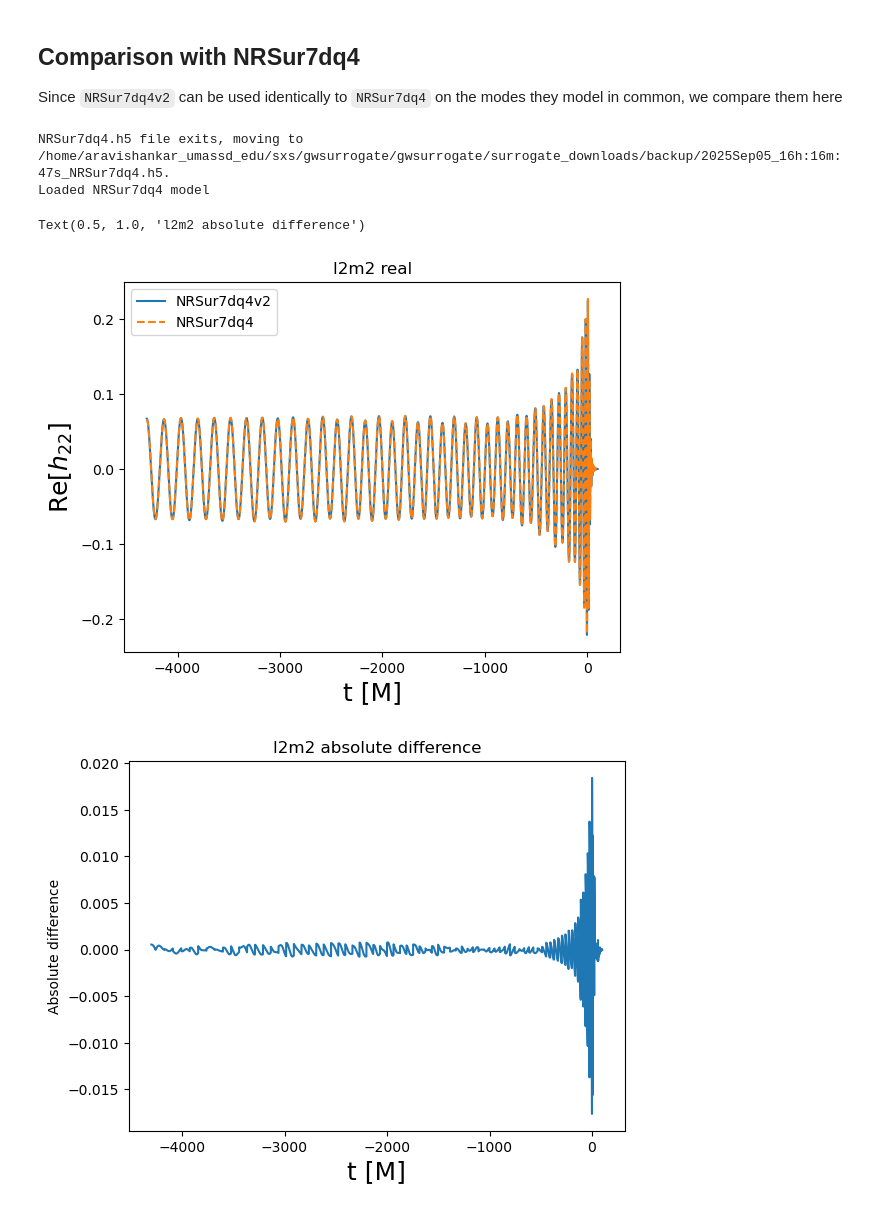
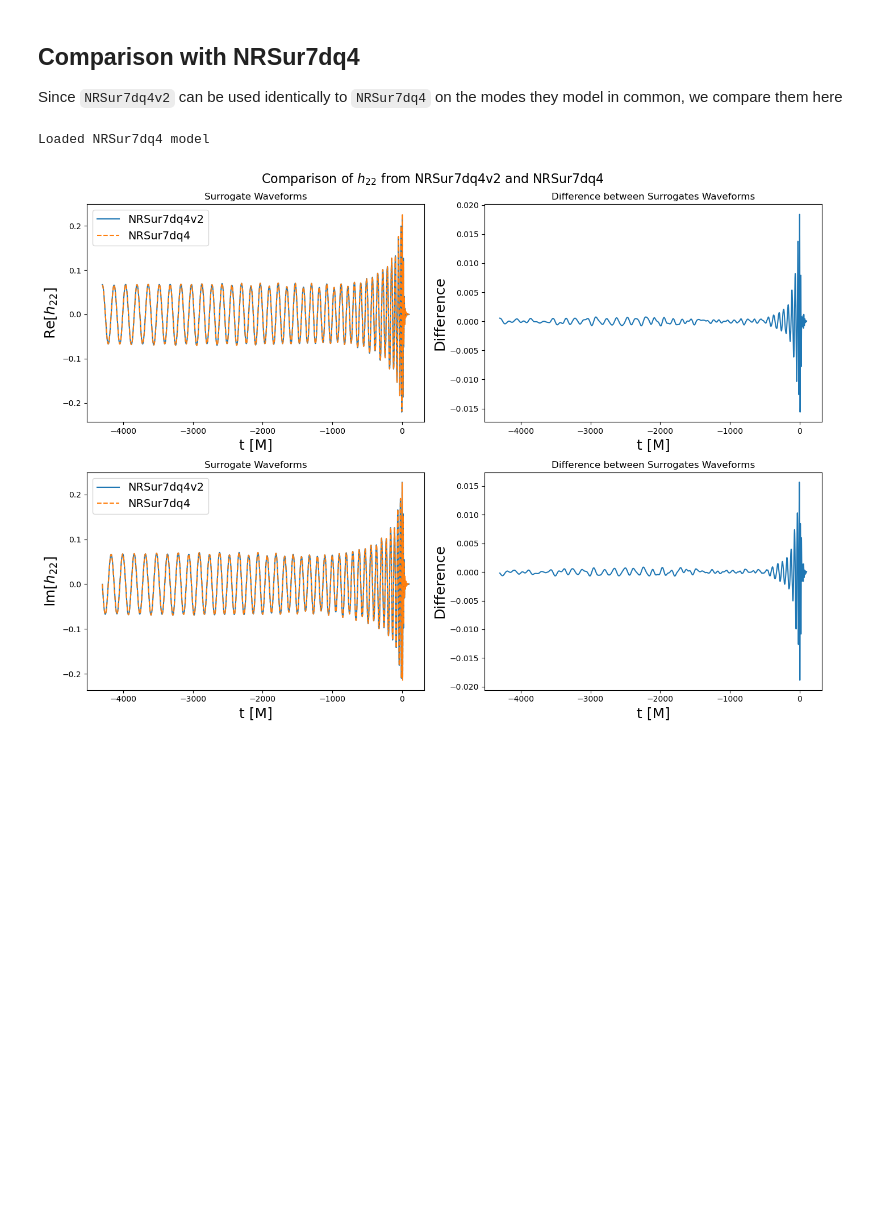
Before and after one commit to sxs-collaboration/gwsurrogate, a Jupyter notebook: tutorial/website/NRSur7dq4v2.ipynb, the cells around one changed output. Drawn from its saved outputs; the diff is of its cells as text; code cells hidden in the pictures; blank space fills up the shorter version.

Commit message:
Compare dynamics and reformat comparison plots
Compare some dynamics timeseries from NRSur7dq4v2 and NRSur7dq4. Also reformat
comparison plots into subplots.

```diff
--- a/tutorial/website/NRSur7dq4v2.ipynb
+++ b/tutorial/website/NRSur7dq4v2.ipynb
@@ -202,29 +202,46 @@ surv1 = gwsurrogate.LoadSurrogate('NRSur7dq4')
 q = 4
 chiA = [-0.2, 0.4, 0.1]
 chiB = [-0.5, 0.2, -0.4]
-dt = 0.1        # timestep size, Units of M
-f_low = 0       # initial frequency, f_low=0 returns the full surrogate
-t, hv1, dynv1 = surv1(q, chiA, chiB, dt=dt, f_low=f_low)   # dyn stands for dynamics, do dyn.keys() to see contents
+dt = 0.1
+f_low = 0
+t, hv1, dynv1 = surv1(q, chiA, chiB, dt=dt, f_low=f_low, precessing_opts={'return_dynamics': True})
 # %% [output]
-NRSur7dq4.h5 file exits, moving to /home/aravishankar_umassd_edu/sxs/gwsurrogate/gwsurrogate/surrogate_downloads/backup/2025Sep05_16h:16m:47s_NRSur7dq4.h5.
 Loaded NRSur7dq4 model
-# %%
-P.figure(1)
-P.plot(t, h[(2,2)].real, label='NRSur7dq4v2')
-P.plot(t, hv1[(2,2)].real, '--' , label='NRSur7dq4')
-P.ylabel(r'Re[$h_{22}$]', fontsize=18)
-P.xlabel(r't [M]', fontsize=18)
-P.title('l2m2 real')
-P.legend()
-
-P.figure(2)
-P.plot(t, np.abs(h[(2,2)].real)-np.abs(hv1[(2,2)].real))
-P.ylabel(r'Absolute difference')
-P.xlabel(r't [M]', fontsize=18)
-P.title('l2m2 absolute difference')
-# %% [output]
-Text(0.5, 1.0, 'l2m2 absolute difference')
-[figure, removed]
-[figure, removed]
+# %%
+fig0, axes0 = P.subplots(2,2, figsize=(14,10))
+
+# Comparing real parts of the (2,2) mode from both surrogates
+axes0[0,0].plot(t, h[(2,2)].real, label='NRSur7dq4v2')
+axes0[0,0].plot(t, hv1[(2,2)].real, '--' , label='NRSur7dq4')
+axes0[0,0].set_ylabel(r'Re[$h_{22}$]', fontsize=18)
+axes0[0,0].set_xlabel(r't [M]', fontsize=18)
+axes0[0,0].set_title('Surrogate Waveforms')
+axes0[0,0].legend(fontsize=14)
+
+# Plotting absolute difference of real parts
+axes0[0,1].plot(t, h[(2,2)].real-hv1[(2,2)].real)
+axes0[0,1].set_ylabel(r'Difference', fontsize=18)
+axes0[0,1].set_xlabel(r't [M]', fontsize=18)
+axes0[0,1].set_title('Difference between Surrogates Waveforms')
+
+# Comparing imaginary parts of the (2,2) mode from both surrogates
+axes0[1,0].plot(t, h[(2,2)].imag, label='NRSur7dq4v2')
+axes0[1,0].plot(t, hv1[(2,2)].imag, '--' , label='NRSur7dq4')
+axes0[1,0].set_ylabel(r'Im[$h_{22}$]', fontsize=18)
+axes0[1,0].set_xlabel(r't [M]', fontsize=18)
+axes0[1,0].set_title('Surrogate Waveforms')
+axes0[1,0].legend(fontsize=14)
+
+# Plotting absolute difference of imag parts
+axes0[1,1].plot(t, h[(2,2)].imag-hv1[(2,2)].imag)
+axes0[1,1].set_ylabel(r'Difference', fontsize=18)
+axes0[1,1].set_xlabel(r't [M]', fontsize=18)
+axes0[1,1].set_title('Difference between Surrogates Waveforms')
+fig0.suptitle('Comparison of $h_{22}$ from NRSur7dq4v2 and NRSur7dq4', fontsize=16)
+P.tight_layout()
+
+P.show()
+# %% [output]
+[figure, added]
 # %% [markdown]
 Note the larger differences in the merger and ringdown, which results from the independent ringdown modeling of `NRSur7dq4v2`.
```
Also changed, not shown: parts of 3 cells of this notebook.
